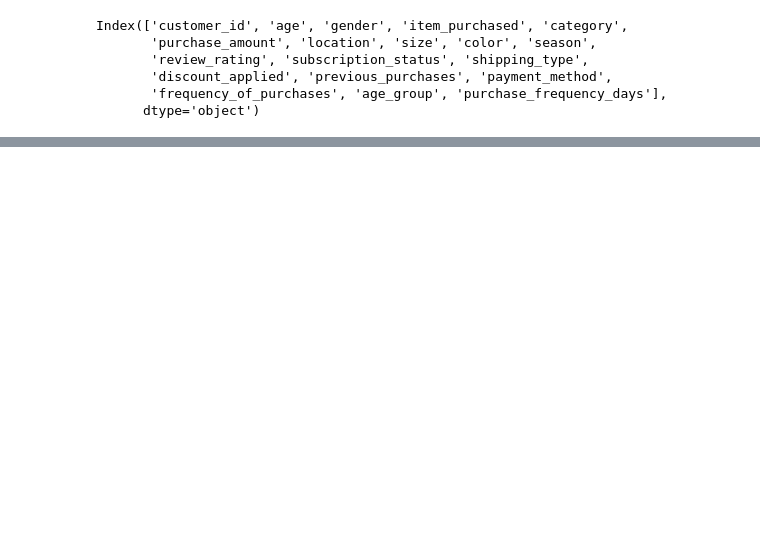
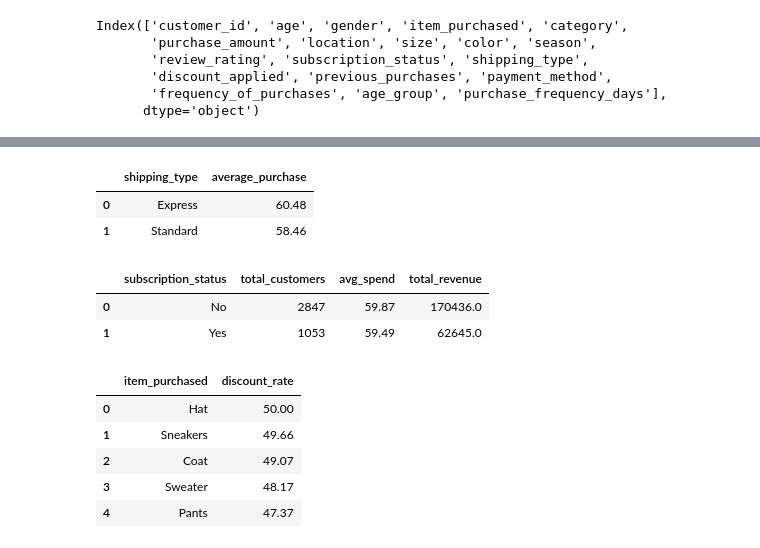
Before and after one commit to Roopalsood/Customer_Retail_Behaviour_Analysis, a Jupyter notebook: Customer_Retail_Behaviour_Analysis.ipynb, the cells around one changed output, grey strips where cells are left out. Drawn from its saved outputs; the diff is of its cells as text; code cells hidden in the pictures; blank space fills up the shorter version.

```diff
--- a/Customer_Retail_Behaviour_Analysis.ipynb
+++ b/Customer_Retail_Behaviour_Analysis.ipynb
@@ -165,0 +296,74 @@ Index(['customer_id', 'age', 'gender', 'item_purchased', 'category',
+# %%
+# ================================
+# Q4. Average Purchase Amount:
+# Standard vs Express Shipping
+# ================================
+
+query = """
+SELECT shipping_type,
+       ROUND(AVG(purchase_amount), 2) AS average_purchase
+FROM customers
+WHERE shipping_type IN ('Standard', 'Express')
+GROUP BY shipping_type
+"""
+
+result = pd.read_sql_query(query, conn)
+
+result
+# %% [output]
+|  | shipping_type | average_purchase |
+| 0 | Express | 60.48 |
+| 1 | Standard | 58.46 |
+# %%
+# ================================
+# Q5. Subscriber vs Non-Subscriber Spending
+# ================================
+
+query = """
+SELECT subscription_status,
+       COUNT(customer_id) AS total_customers,
+       ROUND(AVG(purchase_amount), 2) AS avg_spend,
+       ROUND(SUM(purchase_amount), 2) AS total_revenue
+FROM customers
+GROUP BY subscription_status
+ORDER BY total_revenue DESC
+"""
+
+result = pd.read_sql_query(query, conn)
+
+result
+# %% [output]
+|  | subscription_status | total_customers | avg_spend | total_revenue |
+| 0 | No | 2847 | 59.87 | 170436.0 |
+| 1 | Yes | 1053 | 59.49 | 62645.0 |
+# %%
+# ================================
+# Q6. Top 5 Products with Highest Discount Usage %
+# ================================
+
+query = """
+SELECT item_purchased,
+       ROUND(
+           100.0 * SUM(
+               CASE
+                   WHEN discount_applied = 'Yes' THEN 1
+                   ELSE 0
+               END
+           ) / COUNT(*),
+       2) AS discount_rate
+FROM customers
+GROUP BY item_purchased
+ORDER BY discount_rate DESC
+LIMIT 5
+"""
+
+result = pd.read_sql_query(query, conn)
+
+result
+# %% [output]
+|  | item_purchased | discount_rate |
+| 0 | Hat | 50.00 |
+| 1 | Sneakers | 49.66 |
+| 2 | Coat | 49.07 |
+| 3 | Sweater | 48.17 |
+| 4 | Pants | 47.37 |
```
Also changed, not shown: parts of 21 cells of this notebook.
